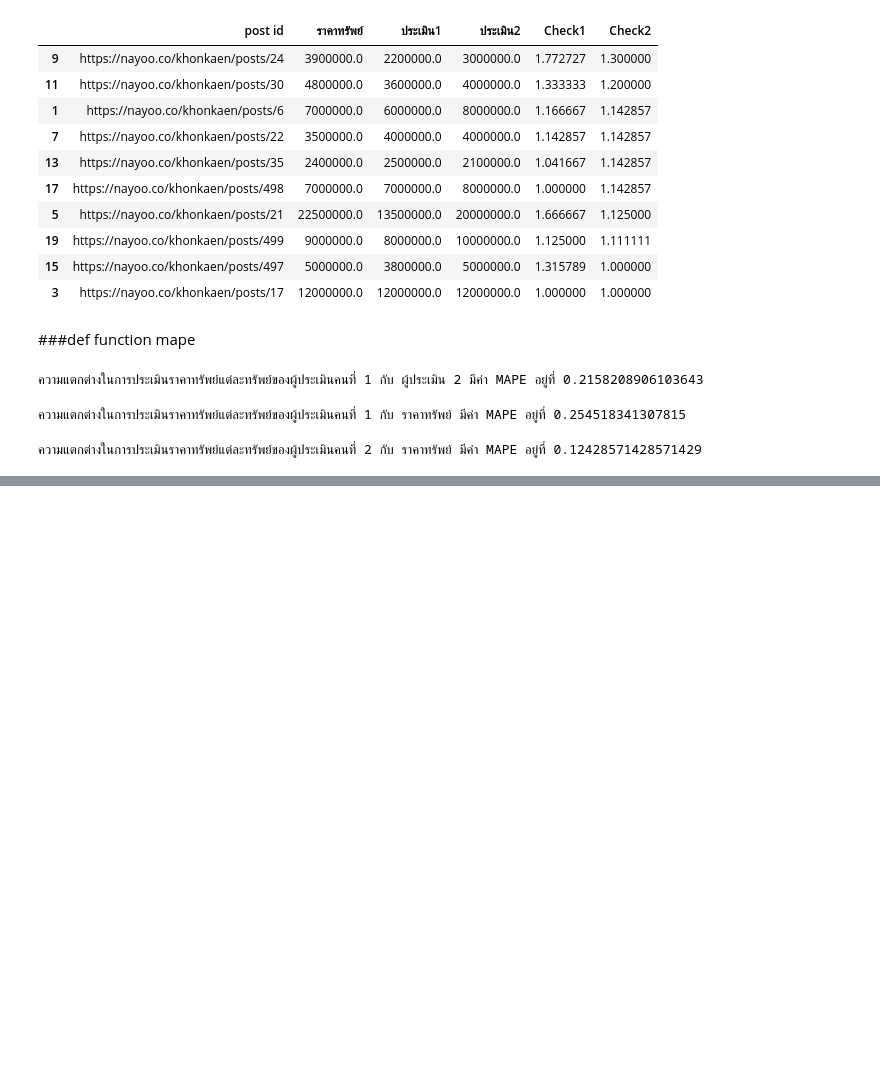
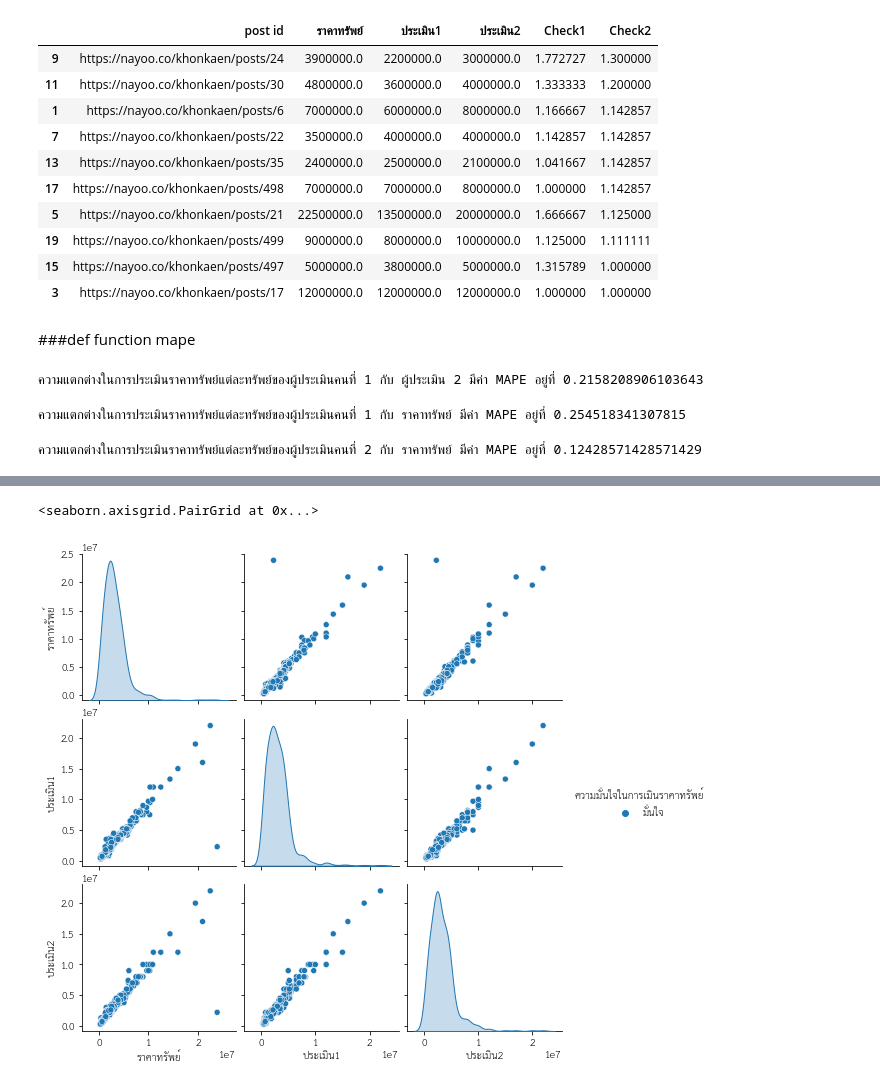
Before and after one commit to Nattakonjpg/bsc_dpbm22, a Jupyter notebook: [dataset1]_property_estimator.ipynb, the cells around one changed output, grey strips where cells are left out. Saved outputs shown, nothing was run; the diff lists cells and outputs as text; code cells hidden in the pictures; blank space fills up the shorter version.

```diff
--- a/[dataset1]_property_estimator.ipynb
+++ b/[dataset1]_property_estimator.ipynb
@@ -1309,0 +1485,5 @@ print(f'ความแตกต่างในการประเมินร
+# %%
+sns.pairplot(homecorr, hue="ความมั่นใจในการเมินราคาทรัพย์")
+# %% [output]
+<seaborn.axisgrid.PairGrid at 0x...>
+[figure, added]
```
Also changed, not shown: parts of 84 cells of this notebook.
